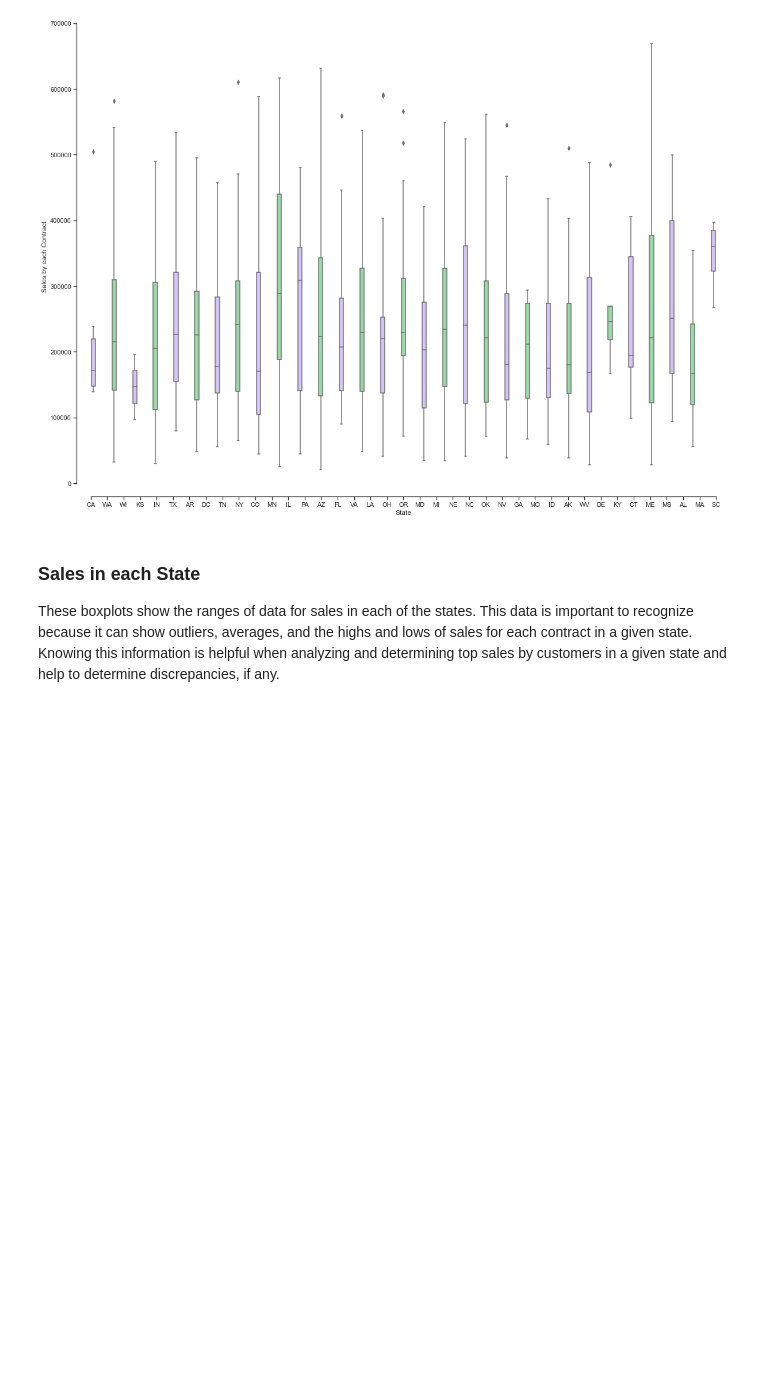
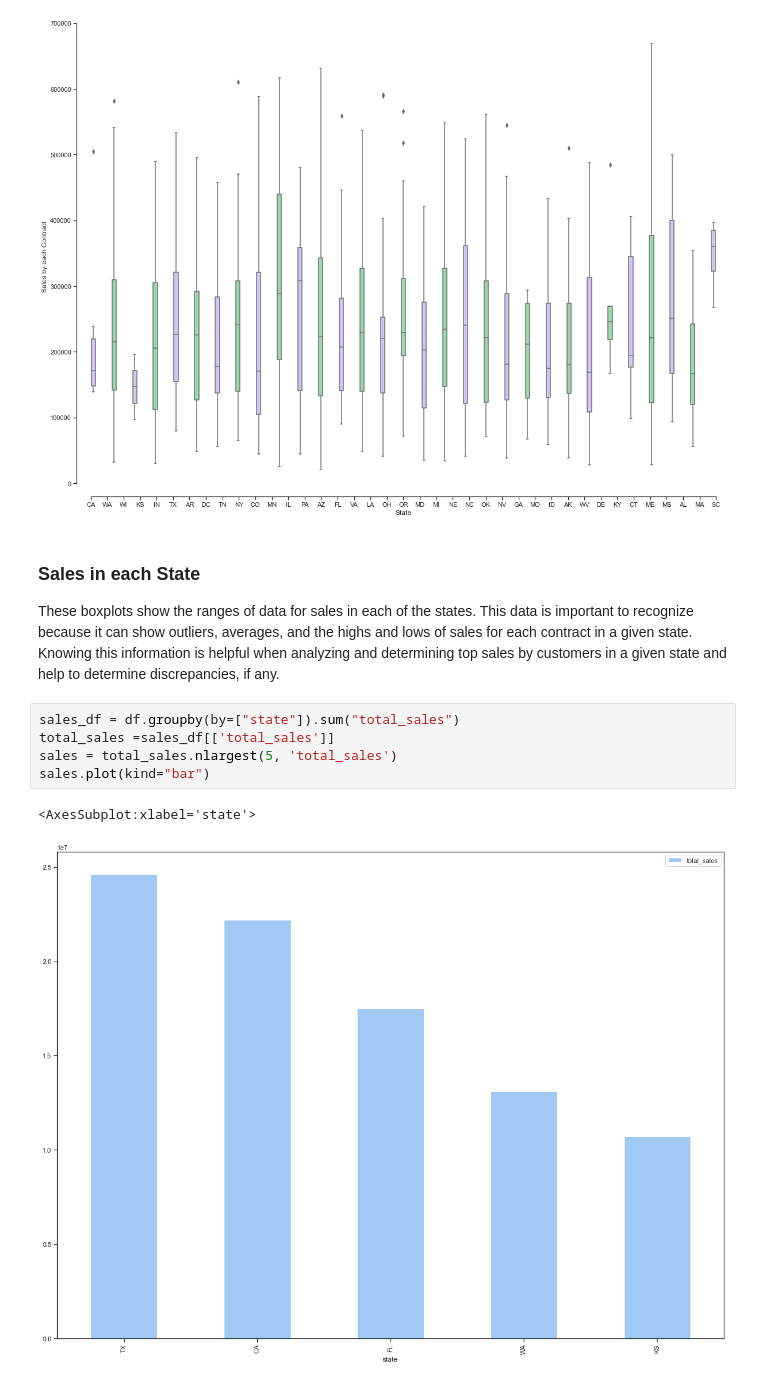
Before and after one commit to bthompson1000/consulting_visuals, a Jupyter notebook: notebooks/final_project.ipynb, the cells around one changed output. Cells and saved outputs as stored; diff of their text form; blank space fills up the shorter version.

```diff
--- a/notebooks/final_project.ipynb
+++ b/notebooks/final_project.ipynb
@@ -86,3 +86,11 @@ sns.despine(offset=10, trim=True)
 ### Sales in each State
 
 These boxplots show the ranges of data for sales in each of the states. This data is important to recognize because it can show outliers, averages, and the highs and lows of sales for each contract in a given state. Knowing this information is helpful when analyzing and determining top sales by customers in a given state and help to determine discrepancies, if any.
+# %%
+sales_df = df.groupby(by=["state"]).sum("total_sales")
+total_sales =sales_df[['total_sales']]
+sales = total_sales.nlargest(5, 'total_sales')
+sales.plot(kind="bar")
+# %% [output]
+<AxesSubplot:xlabel='state'>
+[figure, added]
```
Also changed, not shown: parts of 2 cells of this notebook.
